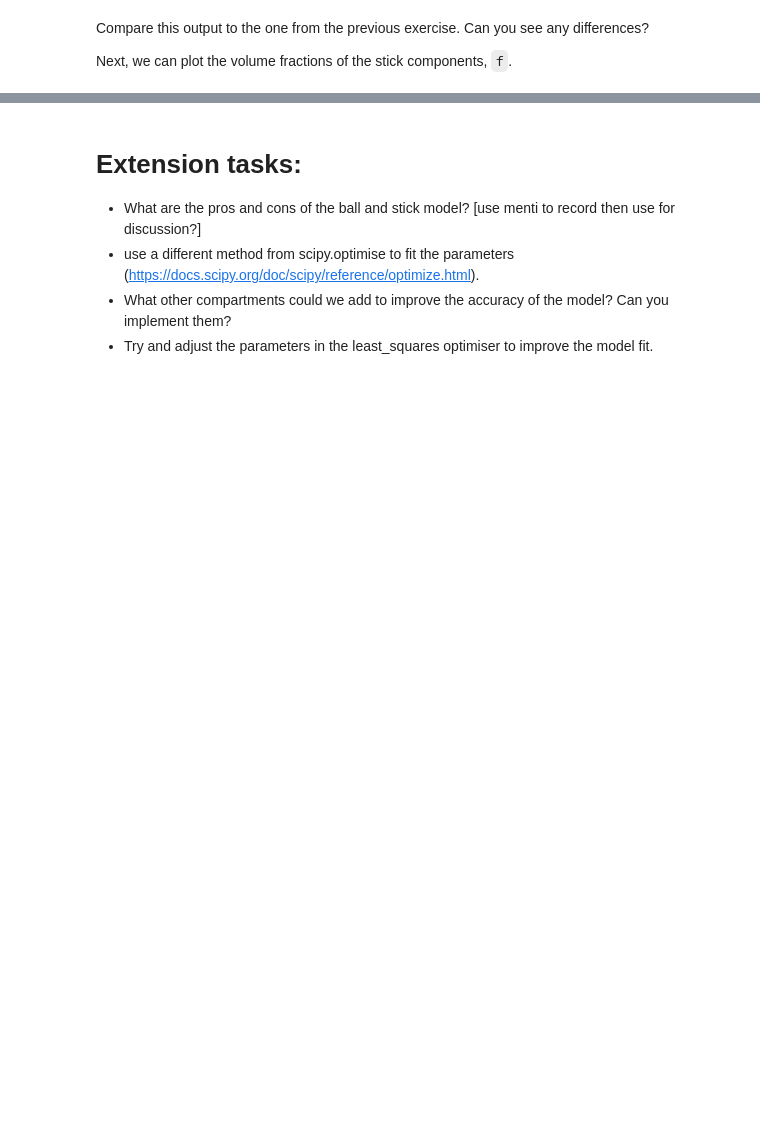
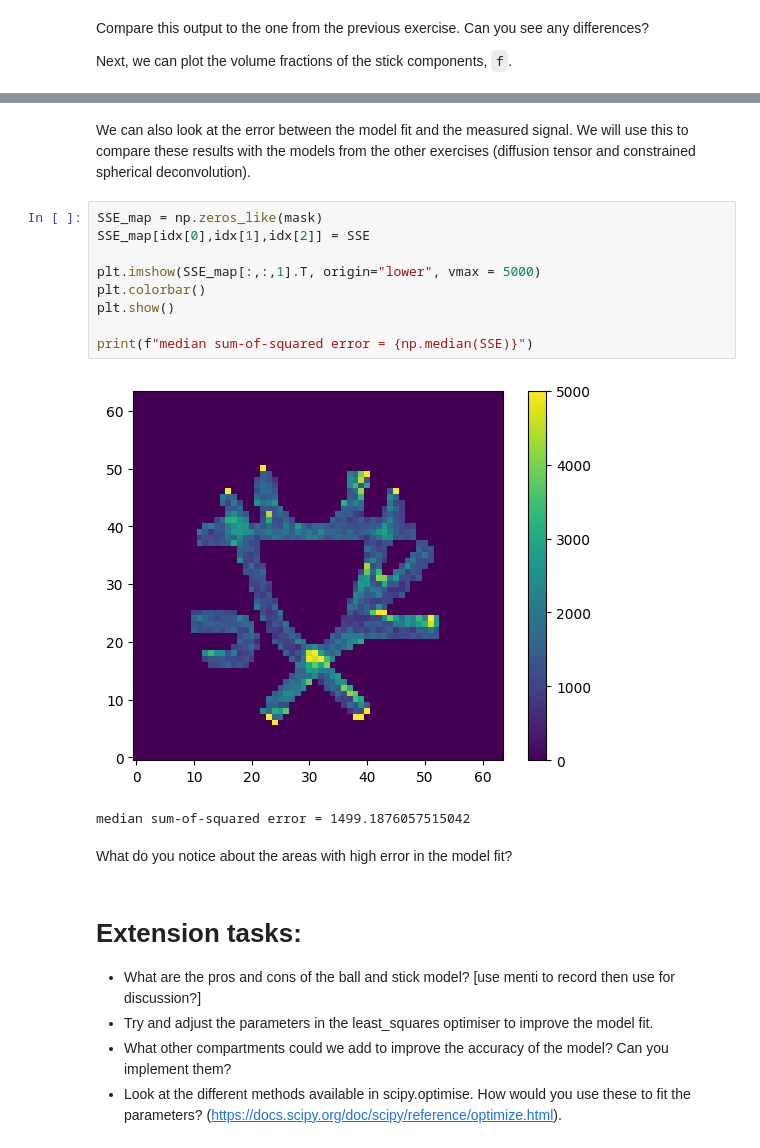
Before and after one commit to ethompson93/dmri_analysis_techniques, a Jupyter notebook: ball_and_stick.ipynb, the cells around one changed output, grey strips where cells are left out. Cells and saved outputs as stored; diff of their text form; blank space fills up the shorter version.

```diff
--- a/ball_and_stick.ipynb
+++ b/ball_and_stick.ipynb
@@ -228,7 +229,23 @@ plt.imshow(f_map[:,:,1].T, origin="lower")
+# %% [markdown]
+We can also look at the error between the model fit and the measured signal. We will use this to compare these results with the models from the other exercises (diffusion tensor and constrained spherical deconvolution).
+# %%
+SSE_map = np.zeros_like(mask)
+SSE_map[idx[0],idx[1],idx[2]] = SSE
+
+plt.imshow(SSE_map[:,:,1].T, origin="lower", vmax = 5000)
+plt.colorbar()
+plt.show()
+
+print(f"median sum-of-squared error = {np.median(SSE)}")
+# %% [output]
+[figure, added]
+median sum-of-squared error = 1499.1876057515042
+# %% [markdown]
+What do you notice about the areas with high error in the model fit?
 # %% [markdown]
 # Extension tasks:
 
 *   What are the pros and cons of the ball and stick model? [use menti to record then use for discussion?]
-*   use a different method from scipy.optimise to fit the parameters (https://docs.scipy.org/doc/scipy/reference/optimize.html).
+*   Try and adjust the parameters in the least_squares optimiser to improve the model fit.
 *   What other compartments could we add to improve the accuracy of the model? Can you implement them?
-*   Try and adjust the parameters in the least_squares optimiser to improve the model fit.
+*   Look at the different methods available in scipy.optimise. How would you use these to fit the parameters? (https://docs.scipy.org/doc/scipy/reference/optimize.html).
```
Also changed, not shown: parts of 9 cells of this notebook.
